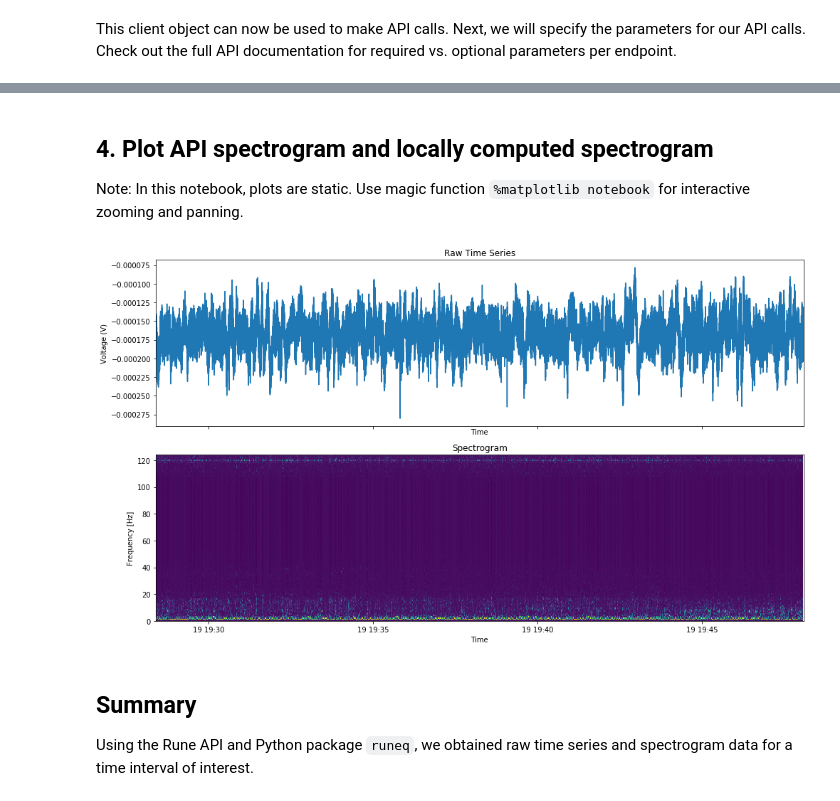
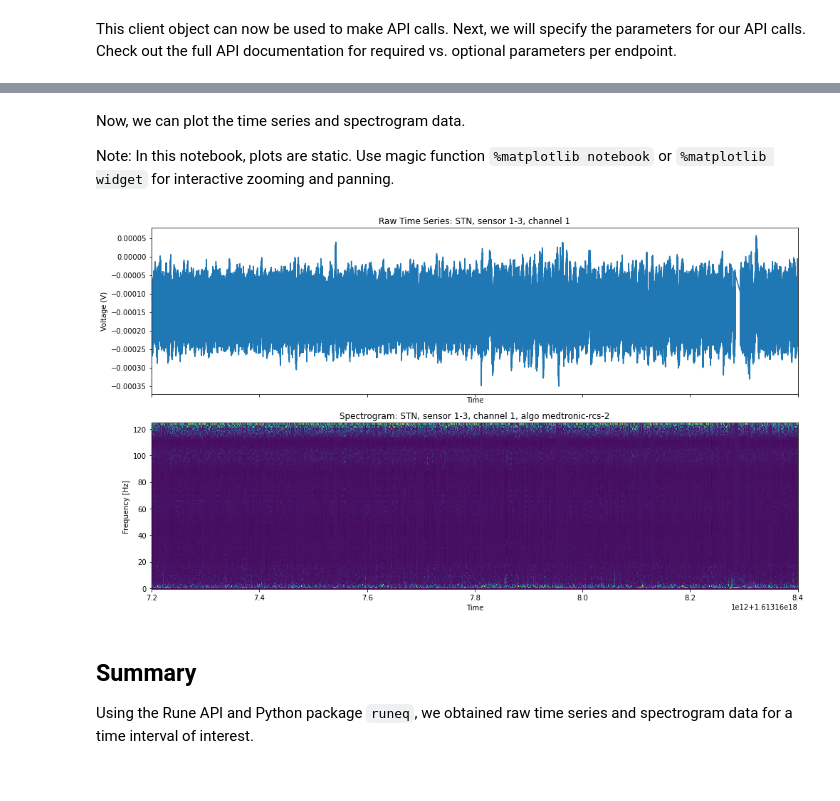
Before and after one commit to rune-labs/opensource, a Jupyter notebook: jupyter-notebook-templates/01_download_neural_data.ipynb, the cells around one changed output, grey strips where cells are left out. Saved outputs shown, nothing was run; the diff lists cells and outputs as text; code cells hidden in the pictures.

```diff
--- a/jupyter-notebook-templates/01_download_neural_data.ipynb
+++ b/jupyter-notebook-templates/01_download_neural_data.ipynb
@@ -164,3 +270,19 @@ spectro
+# %%
+# retrieve neural time series data
+time_series = get_neural_time_series(
+    client,
+    params_specific,
+    os.path.join(BASE_PATH, 'nb01_ex01_neural_time_series')
+)
+
+# specify spectrogram algorithm
+params_specific['algorithm'] = 'medtronic-rcs-2'
+
+# retrieve spectrogram data
+spectro = get_spectrogram(
+    client,
+    params_specific,
+    os.path.join(BASE_PATH, 'nb01_ex01_spectrogram'))
 # %%
 time_series
 # %% [output]
@@ -180,38 +318,36 @@ time_series
 # %% [markdown]
-## 4. Plot API spectrogram and locally computed spectrogram
+Now, we can plot the time series and spectrogram data.
 
-Note: In this notebook, plots are static. Use magic function `%matplotlib notebook` for interactive zooming and panning.
+Note: In this notebook, plots are static. Use magic function `%matplotlib notebook`  or `%matplotlib widget` for interactive zooming and panning.
 # %%
-# generate some cleaned arrays for plotting the spectrogram
-
 # create an array with only the power values
-Sxx_api = spectro.drop(labels=['time'], axis=1).values
-Sxx_api = Sxx_api.transpose()
+Sxx = spectro.drop(labels=['timestamp','algorithm','anatomy','channel','sensor'], axis=1).values
+Sxx = Sxx.transpose()
 
 # z-score for plotting (optional)
-Sxx_api = stats.zscore(Sxx_api, axis=0)
+Sxx = stats.zscore(Sxx, axis=0)
 
-# obtain frequencies from column headers, drop 0 hz
-f_api = [int(freq) for freq in list(spectro.keys()[1:])]
+# obtain frequencies from column headers, drop metadata columns and 0 hz
+f = [int(freq.strip('f_').strip('hz')) for freq in list(spectro.keys()[5:])]
 
 # change unix to date time stamps for plotting
-t_api = pd.to_datetime(spectro.time, unit='s')
+t = pd.to_datetime(spectro.timestamp, unit='s').astype(int)
 # %%
 # plot
 fig, ax = plt.subplots(2, figsize=(14, 8), sharex=True)
 
-plot_time = pd.to_datetime(time_series.timestamp, unit='s')
-ax[0].plot(plot_time, time_series['channel.0'])
+plot_time = pd.to_datetime(time_series.timestamp, unit='s').astype(int)
+ax[0].plot(plot_time, time_series['potential'])
 ax[0].set(xlabel='Time', ylabel='Voltage (V)')
-ax[0].set_title('Raw Time Series')
+ax[0].set_title('Raw Time Series: STN, sensor 1-3, channel 1')
 
-ax[1].pcolormesh(t_api, f_api, Sxx_api)
+ax[1].pcolormesh(t, f, Sxx, shading='auto')
 ax[1].set(xlabel='Time', ylabel='Frequency [Hz]')
-ax[1].set_title('Spectrogram')
+ax[1].set_title('Spectrogram: STN, sensor 1-3, channel 1, algo medtronic-rcs-2')
 
 plt.tight_layout()
 # %% [output]
-[figure, old version]
+[figure, new version]
 # %% [markdown]
 ## Summary
 
```
Also changed, not shown: parts of 27 cells of this notebook, 5 other files.
